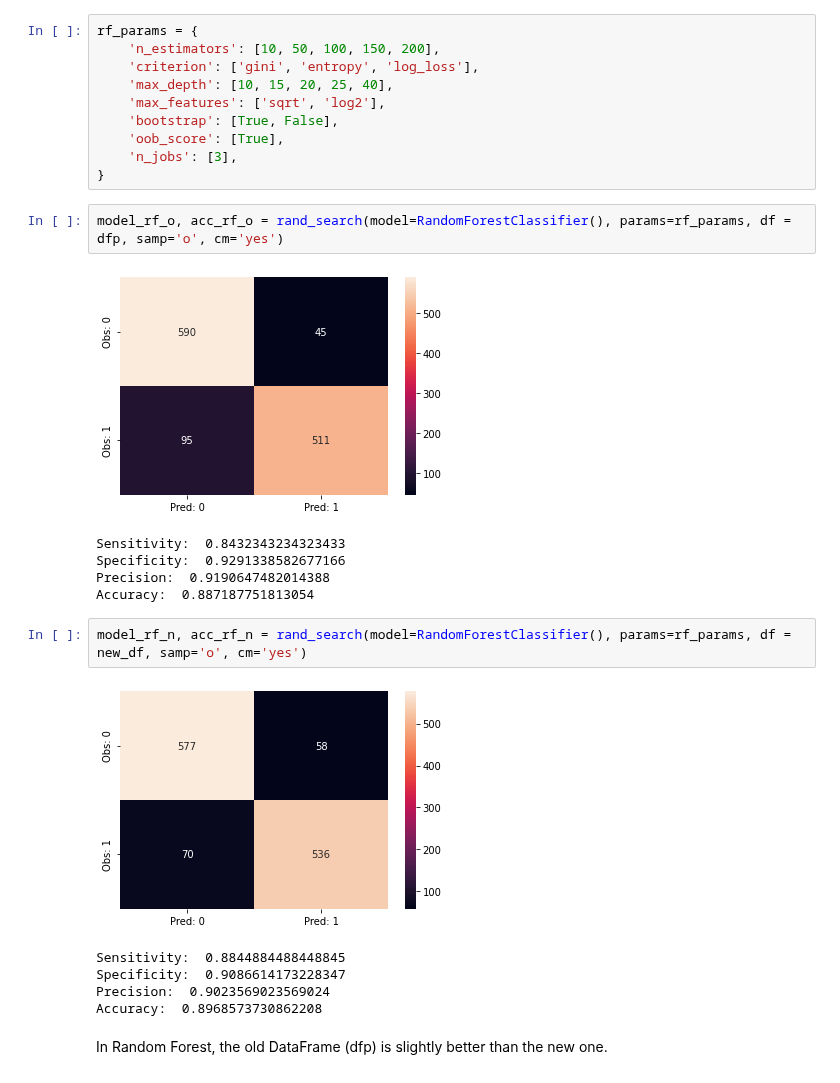
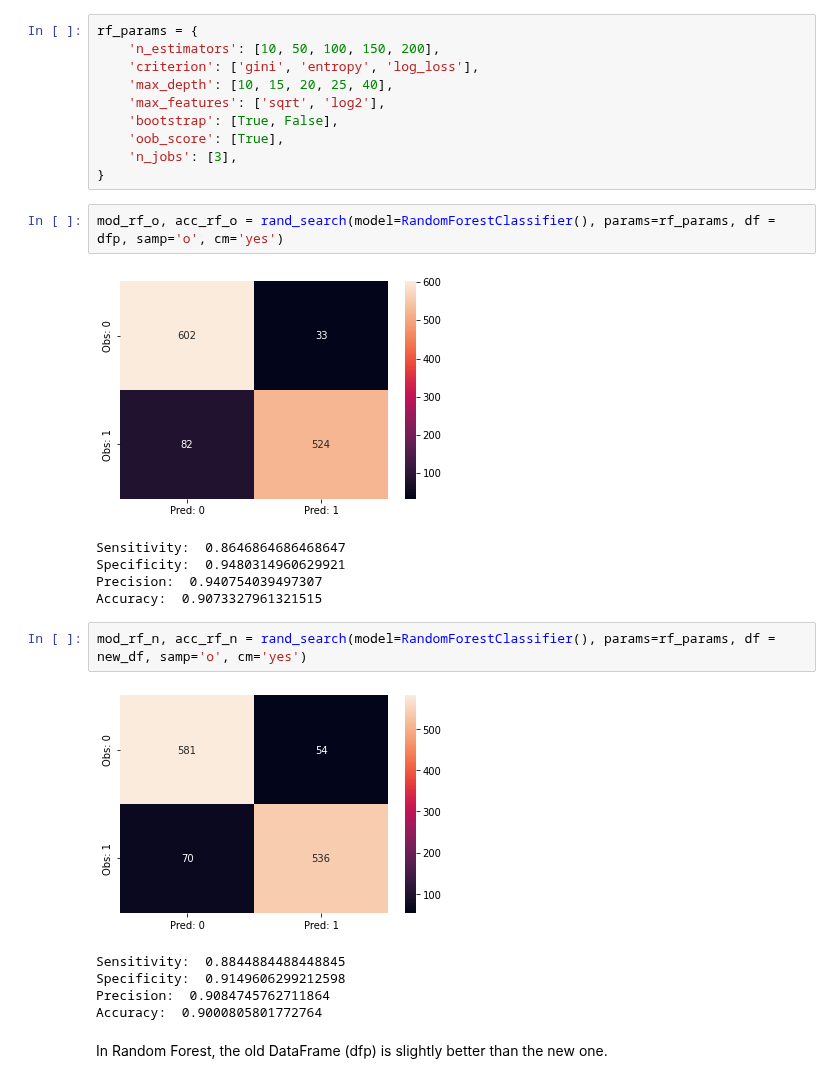
Before and after one commit to Dhruv-Chandra/Heart-Patients, a Jupyter notebook: Heart Patients.ipynb, the cells around one changed output. Drawn from its saved outputs; the diff is of its cells as text.

```diff
--- a/Heart Patients.ipynb
+++ b/Heart Patients.ipynb
@@ -621,21 +621,21 @@ rf_params = {
     'n_jobs': [3],
 }
 # %%
-model_rf_o, acc_rf_o = rand_search(model=RandomForestClassifier(), params=rf_params, df = dfp, samp='o', cm='yes')
+mod_rf_o, acc_rf_o = rand_search(model=RandomForestClassifier(), params=rf_params, df = dfp, samp='o', cm='yes')
 # %% [output]
-[figure, old version]
+[figure, new version]
-Sensitivity:  0.8432343234323433
-Specificity:  0.9291338582677166
-Precision:  0.9190647482014388
-Accuracy:  0.887187751813054
+Sensitivity:  0.8646864686468647
+Specificity:  0.9480314960629921
+Precision:  0.940754039497307
+Accuracy:  0.9073327961321515
 # %%
-model_rf_n, acc_rf_n = rand_search(model=RandomForestClassifier(), params=rf_params, df = new_df, samp='o', cm='yes')
+mod_rf_n, acc_rf_n = rand_search(model=RandomForestClassifier(), params=rf_params, df = new_df, samp='o', cm='yes')
 # %% [output]
 [figure]
 Sensitivity:  0.8844884488448845
-Specificity:  0.9086614173228347
-Precision:  0.9023569023569024
-Accuracy:  0.8968573730862208
+Specificity:  0.9149606299212598
+Precision:  0.9084745762711864
+Accuracy:  0.9000805801772764
 # %% [markdown]
 In Random Forest, the old DataFrame (dfp) is slightly better than the new one.
 # %% [markdown]
```
Also changed, not shown: parts of 14 cells of this notebook.
